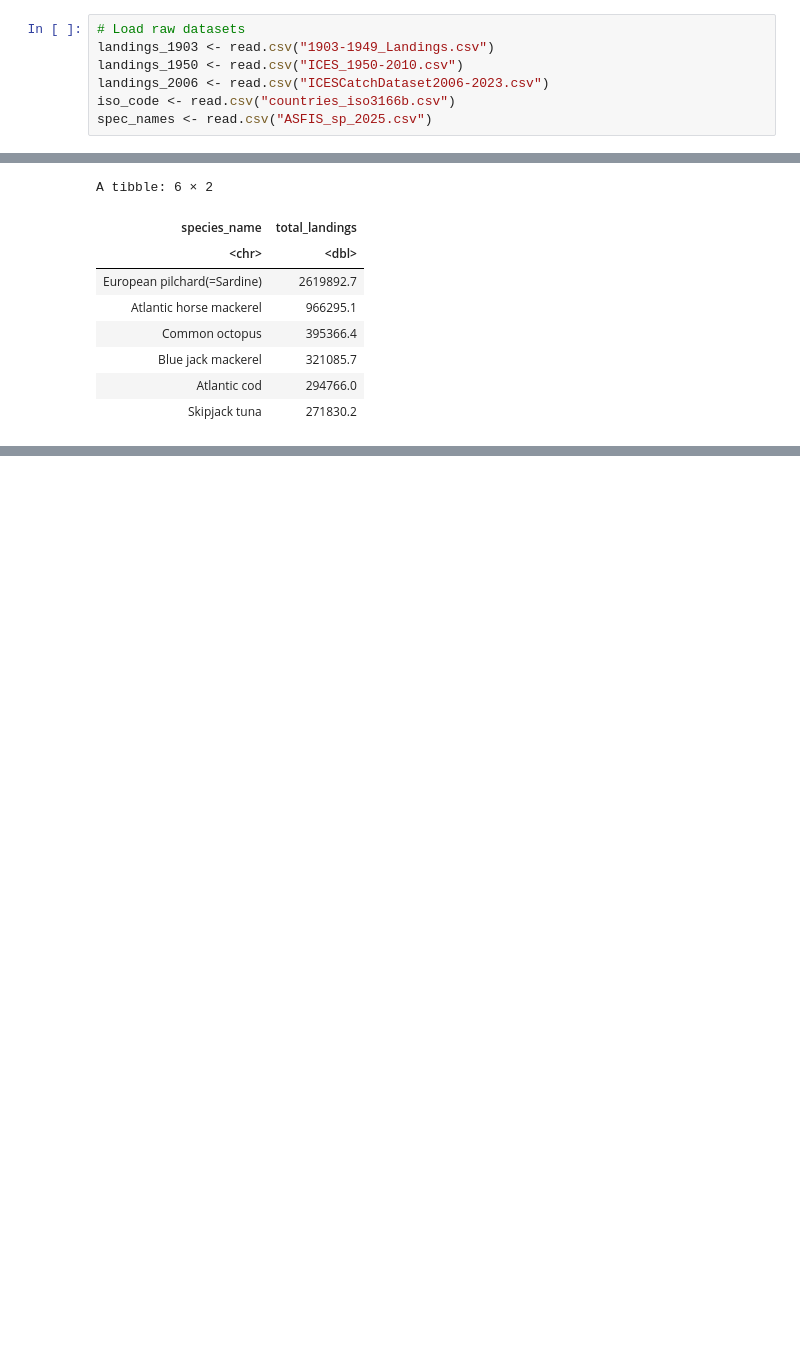
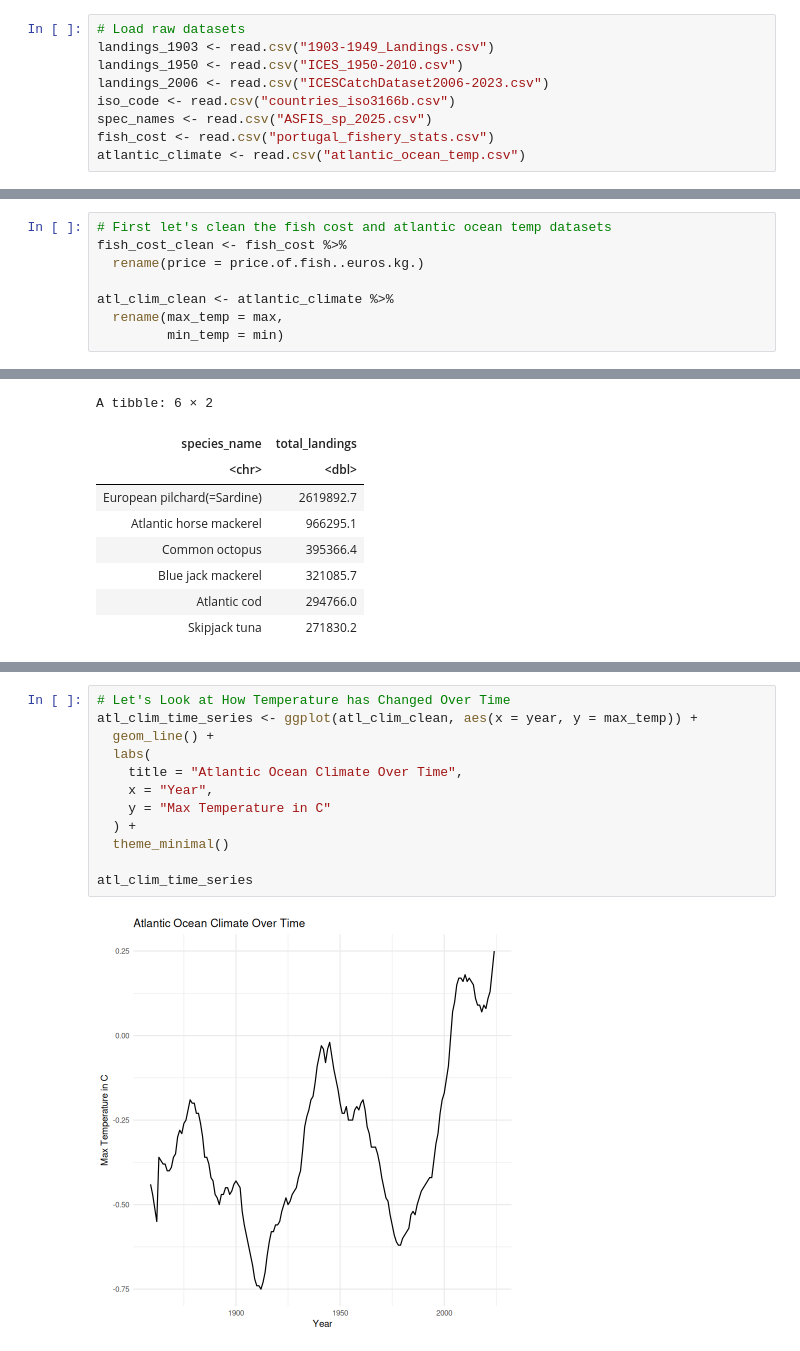
Before and after one commit to daisychu12/pt-fisheries-climate-change, a Jupyter notebook: analysis/data-cleaning.ipynb, the cells around one changed output, grey strips where cells are left out. Saved outputs shown, nothing was run; the diff lists cells and outputs as text; blank space fills up the shorter version.

```diff
--- a/analysis/data-cleaning.ipynb
+++ b/analysis/data-cleaning.ipynb
@@ -57,6 +55,8 @@ landings_1950 <- read.csv("ICES_1950-2010.csv")
 landings_2006 <- read.csv("ICESCatchDataset2006-2023.csv")
 iso_code <- read.csv("countries_iso3166b.csv")
 spec_names <- read.csv("ASFIS_sp_2025.csv")
+fish_cost <- read.csv("portugal_fishery_stats.csv")
+atlantic_climate <- read.csv("atlantic_ocean_temp.csv")
 # %%
 # Explore datasets
 head(landings_1903)
@@ -75,3 +115,11 @@ A data.frame: 6 × 7
+# %%
+# First let's clean the fish cost and atlantic ocean temp datasets
+fish_cost_clean <- fish_cost %>%
+  rename(price = price.of.fish..euros.kg.)
+
+atl_clim_clean <- atlantic_climate %>%
+  rename(max_temp = max,
+         min_temp = min)
 # %%
 # Tidy up column names of each fish landings dataset
 landings_1903_clean <- landings_1903 %>%
@@ -324,0 +375,14 @@ A grouped_df: 6 × 4
+# %%
+# Let's Look at How Temperature has Changed Over Time
+atl_clim_time_series <- ggplot(atl_clim_clean, aes(x = year, y = max_temp)) +
+  geom_line() +
+  labs(
+    title = "Atlantic Ocean Climate Over Time",
+    x = "Year",
+    y = "Max Temperature in C"
+  ) +
+  theme_minimal()
+
+atl_clim_time_series
+# %% [output]
+[figure, added]
```
Also changed, not shown: parts of 23 cells of this notebook, 19 other files.
